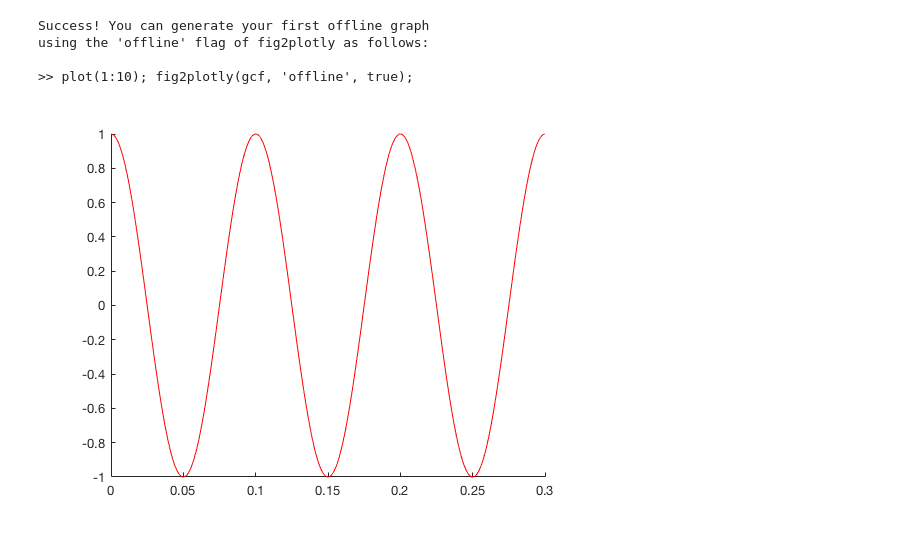
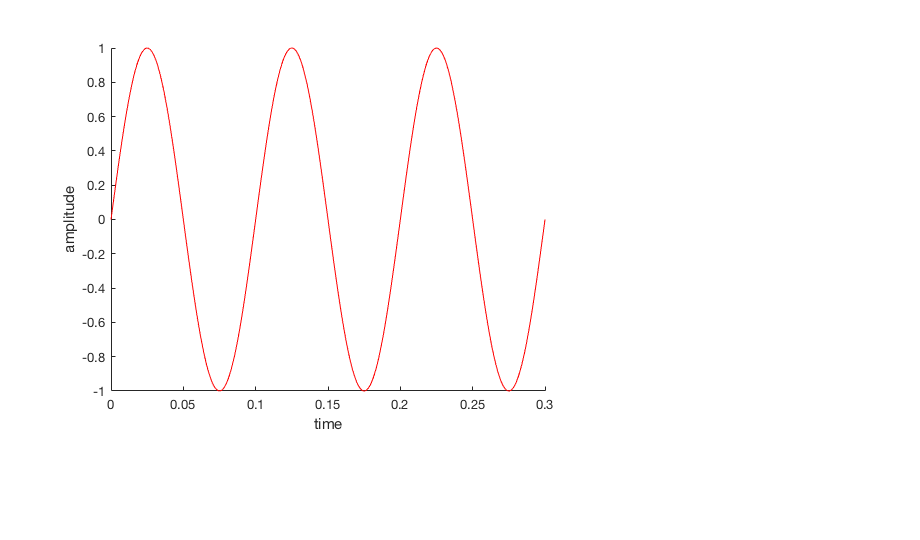
Before and after one commit to eshedmargalit/cn_preschool, a Jupyter notebook: cbb_jnotebooks/m1_dtft/discrete_time_fourier_transform.ipynb, the cells around one changed output. Drawn from its saved outputs; the diff is of its cells as text; code cells hidden in the pictures; blank space fills up the shorter version.

```diff
--- a/cbb_jnotebooks/m1_dtft/discrete_time_fourier_transform.ipynb
+++ b/cbb_jnotebooks/m1_dtft/discrete_time_fourier_transform.ipynb
@@ -1,20 +1,12 @@
-# %%
-format long
-addpath('~/Desktop/MATLAB-Online-master/plotly')
-getplotlyoffline('http://cdn.plot.ly/plotly-latest.min.js')
-# %% [output]
-Success! You can generate your first offline graph
-using the 'offline' flag of fig2plotly as follows:
-
->> plot(1:10); fig2plotly(gcf, 'offline', true);
 # %%
-%make some waves
-% Amplitude * cos(2 * pi * frequency * (time + phase))
-t = 0:.00001:.3;
-r = 1 * cos(2 * pi * 10 * t + 0);
+%%make some waves
+% amp * cos(2 * pi * freq * (time + phase))
+t = 0:.001:.3;
+r = 1 * sin(2 * pi * 10 * t);
+[fh,ah] = makefigure();
+lh = line(t,r,'color','r','parent',ah);
+xlabel('time')
+ylabel('amplitude')
+# %% [output]
+[figure, added]
-# %%
-[fh,ah] = makefigure();
-lh = line(t,r,'color','r');
-# %% [output]
-[figure, removed]
 # %%
```
Also changed, not shown: parts of 6 cells of this notebook, 1 other file.
